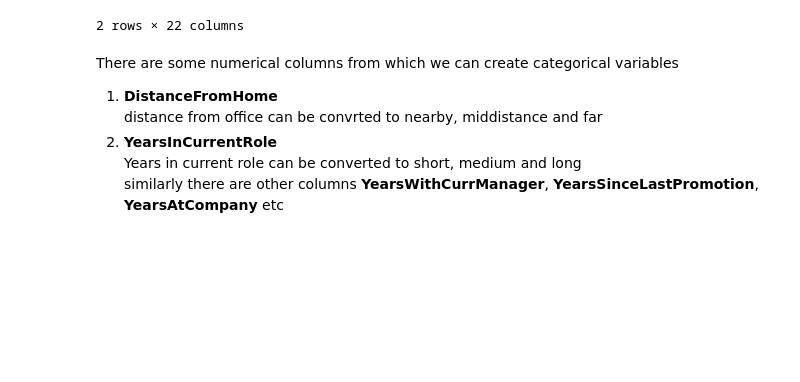
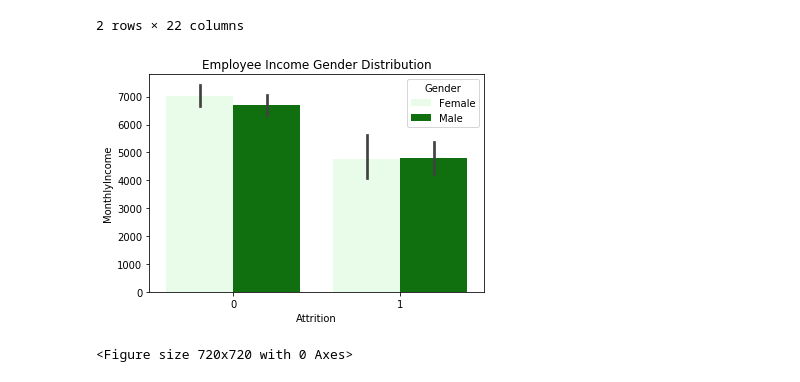
Before and after one commit to hg256/Employee_attrition, a Jupyter notebook: Employee_Attrition.ipynb, the cells around one changed output. Saved outputs shown, nothing was run; the diff lists cells and outputs as text; code cells hidden in the pictures; blank space fills up the shorter version.

```diff
--- a/Employee_Attrition.ipynb
+++ b/Employee_Attrition.ipynb
@@ -104,7 +111,7 @@ target
 Name: Attrition, Length: 1470, dtype: int64
 # %%
 #Delete Unwanted fields
-data.drop(labels=['EmployeeCount','EmployeeNumber','StockOptionLevel','StandardHours'],axis=1,inplace=True)
+data.drop(labels=['EmployeeCount','EmployeeNumber','StockOptionLevel','StandardHours','Over18'],axis=1,inplace=True)
 data.head()
 # %% [output]
 |  | Age | Attrition | BusinessTravel | DailyRate | Department | DistanceFromHome | Education | ... |
@@ -135,10 +142,3 @@ df.mean()
 | 0 | 37.561233 | 812.504461 | 8.915653 | 2.927007 | 2.771290 | 65.952149 | 2.770479 | ... |
 | 1 | 33.607595 | 750.362869 | 10.632911 | 2.839662 | 2.464135 | 65.573840 | 2.518987 | ... |
 2 rows × 22 columns
-# %% [markdown]
-There are some numerical columns from which we can create categorical variables <br>
-1) <b>DistanceFromHome</b><br>
-   distance from office can be convrted to nearby, middistance and far<br>
-2) <b>YearsInCurrentRole</b><br>
-   Years in current role can be converted to short, medium and long<br>
-similarly there are other columns <b>YearsWithCurrManager</b>, <b>YearsSinceLastPromotion</b>, <b>YearsAtCompany</b> etc<br>
@@ -215,15 +145,7 @@ def getAvgWorkingYearInEachComp(TotalWorkingYears, NumCompaniesWorked):
-# %%
-data['AverageWorkingYearInEachComp'] = data[['TotalWorkingYears', 'NumCompaniesWorked']].apply(lambda row:
-                                        getAvgWorkingYearInEachComp(row.TotalWorkingYears, row.NumCompaniesWorked), axis=1)
-data['AverageWorkingYearInEachComp'] = data['AverageWorkingYearInEachComp'].astype(int)
-data['AverageWorkingYearInEachComp'] = data['AverageWorkingYearInEachComp'].apply(lambda row:
-                                        groupAverageWorkingYearInEachComp(row))
-data['DistanceFromHome'] = data['DistanceFromHome'].apply(lambda row: groupDistanceFromHome(row))
-data['YearsInCurrentRole'] = data['YearsInCurrentRole'].apply(lambda row: groupYearsInCurrentRole(row))
-data['YearsWithCurrManager'] = data['YearsWithCurrManager'].apply(lambda row: groupYearsWithCurrManager(row))
-data['YearsSinceLastPromotion'] = data['YearsSinceLastPromotion'].apply(lambda row: groupYearsSinceLastPromotion(row))
-data['YearsAtCompany'] = data['YearsAtCompany'].apply(lambda row: groupYearsAtCompany(row))
-data['TotalWorkingYears'] = data['TotalWorkingYears'].apply(lambda row: groupTotalWorkingYears(row))
-# %%
-data['MontlyIncomeByAge'] = data['MonthlyIncome'] / data['Age']
-data['MontlyIncomeByAge'] = data['MontlyIncomeByAge'].astype(int)
+# %%
+sns.barplot(x='Attrition',y='MonthlyIncome',hue='Gender',data=data,color='green').set_title('Employee Income Gender Distribution')
+plt.figure(figsize=(10, 10))
+plt.show()
+# %% [output]
+[figure, added]
+<Figure size 720x720 with 0 Axes>
```
Also changed, not shown: parts of 47 cells of this notebook.
